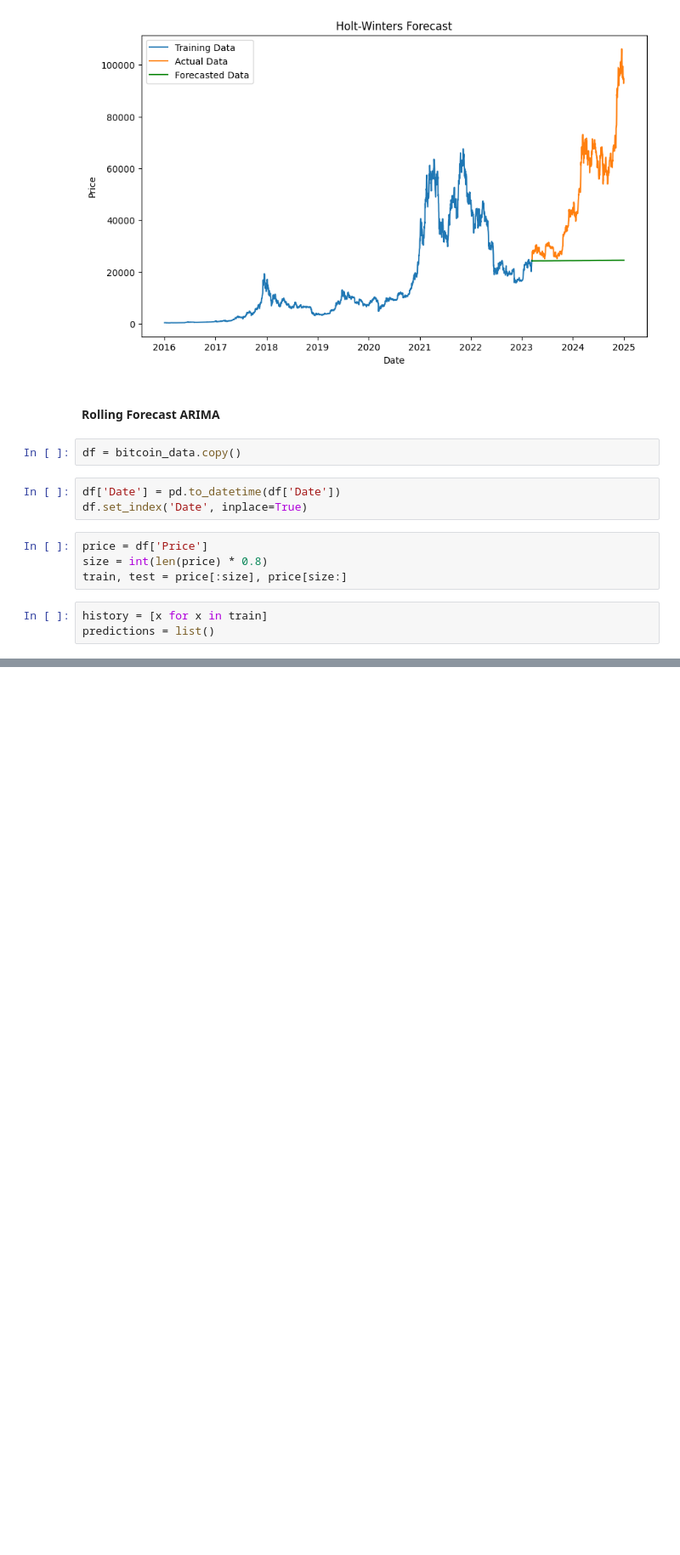
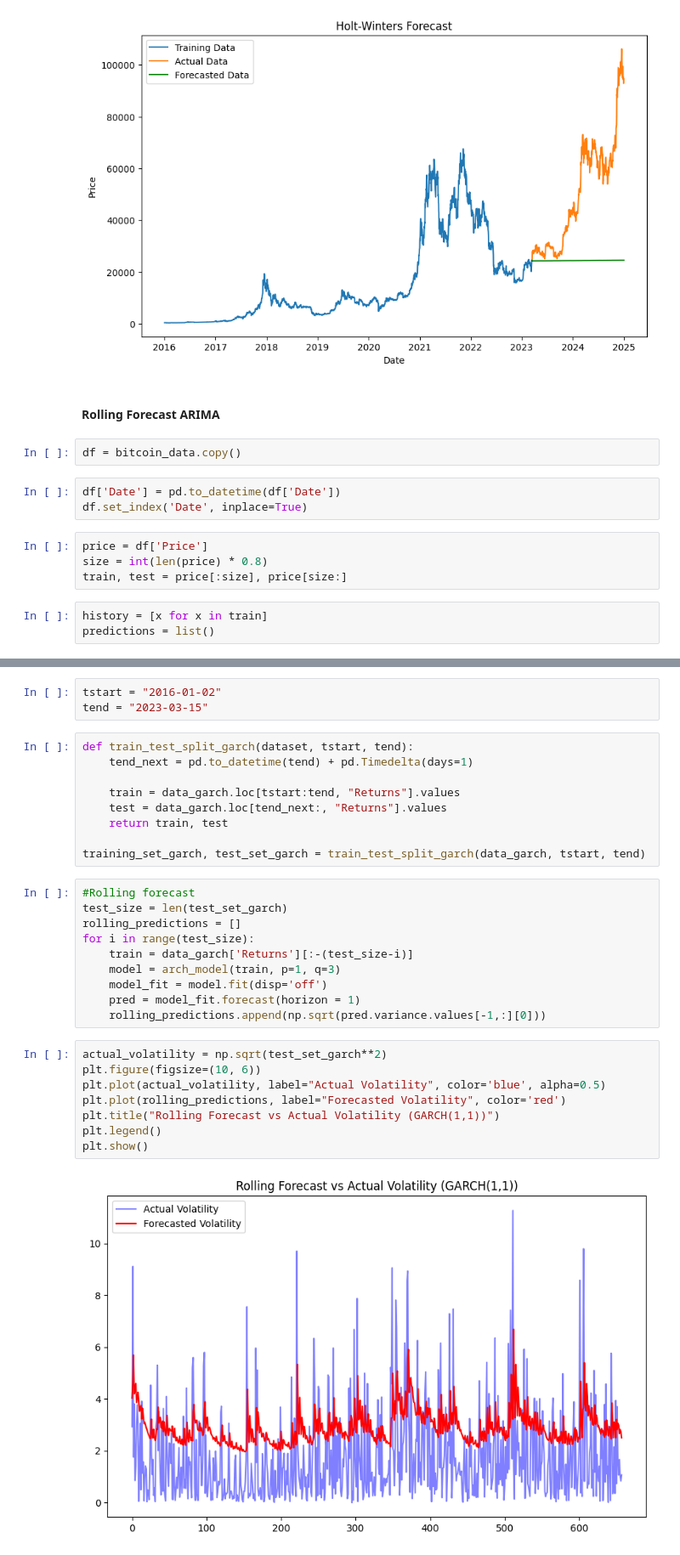
Before and after one commit to Jankiel-Predator/mmda_proj_btc, a Jupyter notebook: bitcoin copy.ipynb, the cells around one changed output, grey strips where cells are left out. Shown at 85% size. Saved outputs shown, nothing was run; the diff lists cells and outputs as text; blank space fills up the shorter version.

```diff
--- a/bitcoin copy.ipynb
+++ b/bitcoin copy.ipynb
@@ -701,0 +839,32 @@ Test RMSE: 1277.268
+# %%
+tstart = "2016-01-02"
+tend = "2023-03-15"
+# %%
+def train_test_split_garch(dataset, tstart, tend):
+    tend_next = pd.to_datetime(tend) + pd.Timedelta(days=1)
+
+    train = data_garch.loc[tstart:tend, "Returns"].values
+    test = data_garch.loc[tend_next:, "Returns"].values
+    return train, test
+
+training_set_garch, test_set_garch = train_test_split_garch(data_garch, tstart, tend)
+# %%
+#Rolling forecast
+test_size = len(test_set_garch)
+rolling_predictions = []
+for i in range(test_size):
+    train = data_garch['Returns'][:-(test_size-i)]
+    model = arch_model(train, p=1, q=3)
+    model_fit = model.fit(disp='off')
+    pred = model_fit.forecast(horizon = 1)
+    rolling_predictions.append(np.sqrt(pred.variance.values[-1,:][0]))
+# %%
+actual_volatility = np.sqrt(test_set_garch**2)
+plt.figure(figsize=(10, 6))
+plt.plot(actual_volatility, label="Actual Volatility", color='blue', alpha=0.5)
+plt.plot(rolling_predictions, label="Forecasted Volatility", color='red')
+plt.title("Rolling Forecast vs Actual Volatility (GARCH(1,1))")
+plt.legend()
+plt.show()
+# %% [output]
+[figure, added]
```
Also changed, not shown: parts of 14 cells of this notebook.
